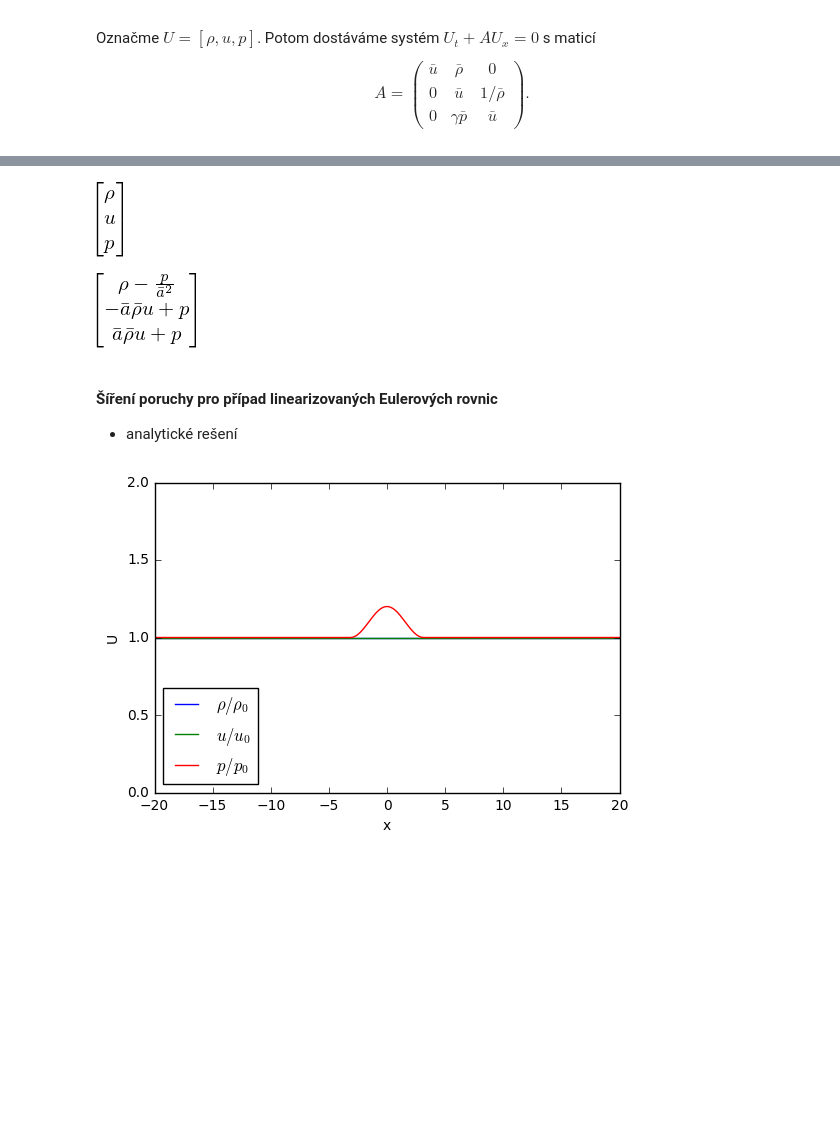
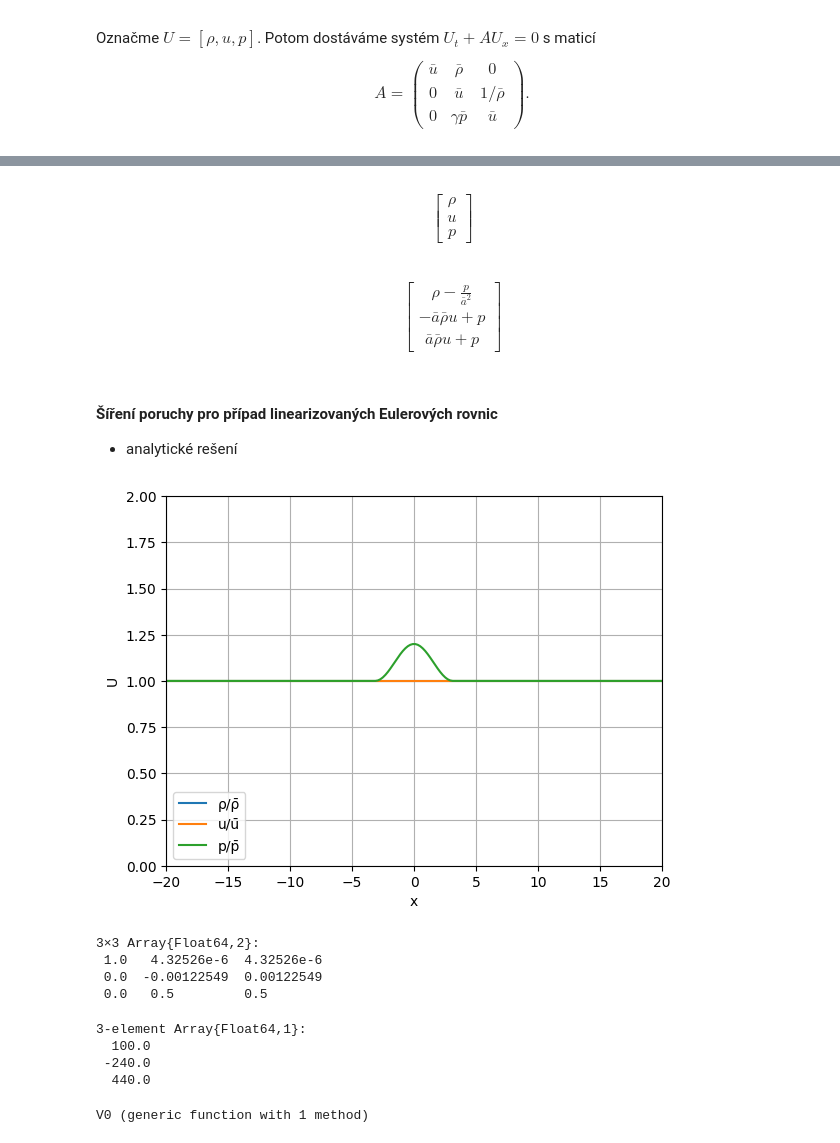
Before and after one commit to furstj/MMPP, a Jupyter notebook: lessons/04_linearni_system.ipynb, the cells around one changed output, grey strips where cells are left out. Cells and saved outputs as stored; diff of their text form; code cells hidden in the pictures; blank space fills up the shorter version.

```diff
--- a/lessons/04_linearni_system.ipynb
+++ b/lessons/04_linearni_system.ipynb
@@ -130,13 +122,11 @@ rho, u, p = symbols('rho u p')
 # %%
-U=Matrix([rho, u, p])
-U
+U = [rho, u, p]
 # %% [output]
-[figure, removed]
+\begin{bmatrix}\rho\\u\\p\end{bmatrix}
 # %%
 V = R1 * U
-V
 # %% [output]
-[figure, removed]
+\begin{bmatrix}\rho - \frac{p}{\bar{a}^{2}}\\- \bar{a} \bar{\rho} u + p\\\bar{a} \bar{\rho} u + p\end{bmatrix}
 # %% [markdown]
 #### Šíření poruchy pro případ linearizovaných Eulerových rovnic
 
@@ -144,30 +142,26 @@ V
 # %%
-import math
-from numpy import *
-import matplotlib.pyplot as plt
-%matplotlib inline
+function U0(x)
+    U = [ρ̄, ū, p̄]
+    if abs(x) < π
+        U[3] += 0.1 * (1 + cos(x)) * p̄
+    end
+    return U
+end
 
-# Hodnoty velicin v nerozrusenem proudu
-rho0   = 1.2
-a0     = 340.0
-u0     = 100.0
-gamma0 = 1.4
-p0  = rho0 * a0**2 / gamma0
+x = linspace(-20, 20, 200);
+plot(x, [ U0(ξ)[1]/ρ̄ for ξ in x], label="ρ/ρ̄")
+plot(x, [ U0(ξ)[2]/ū for ξ in x], label="u/ū")
+plot(x, [ U0(ξ)[3]/p̄ for ξ in x], label="p/p̄")
 
-def U0(x):
-    U = array([rho0, u0, p0])
-    if abs(x) < math.pi:
-        U[2] += (math.cos(x)+1) * 0.1*p0
-    return U
-
-x=linspace(-20,20,200)
-plt.plot(x, [U0(xi)[0]/rho0  for xi in x], label=r"$\rho/\rho_0$")
-plt.plot(x, [U0(xi)[1]/u0 for xi in x], label=r"$u/u_0$")
-plt.plot(x, [U0(xi)[2]/p0 for xi in x], label=r"$p/p_0$")
-plt.ylim(0,2); plt.xlabel("x");
-plt.ylabel("U")
-plt.legend(loc="lower left");
+xlim(-20,20); ylim(0,2); grid(true);
+xlabel("x"); ylabel("U");
+legend(loc="lower left");
 # %% [output]
-[figure, old version]
+[figure, new version]
 # %%
-R0=matrix([[1,0,0],[0.5/a0**2,-0.5/a0/rho0, 0.5],[0.5/a0**2,0.5/a0/rho0, 0.5]]).T
+R₀ =[1 0 0;  0.5/ā^2 -0.5/ā/ρ̄ 0.5;  0.5/ā^2 0.5/ā/ρ̄  0.5]'
+# %% [output]
+3×3 Array{Float64,2}:
+ 1.0   4.32526e-6  4.32526e-6
+ 0.0  -0.00122549  0.00122549
+ 0.0   0.5         0.5
@@ -177,3 +168,12 @@ l0 = [u0, u0-a0, u0+a0]
+# %%
+R₁ = inv(R₀)
+Λ = [ū, ū-ā, ū+ā]
+# %% [output]
+3-element Array{Float64,1}:
+  100.0
+ -240.0
+  440.0
 # %%
-def V0(x):
-    return dot(R01, U0(x))
+V0(x) = R₁ *  U0(x)
+# %% [output]
+V0 (generic function with 1 method)
```
Also changed, not shown: parts of 20 cells of this notebook, 1 other file.
